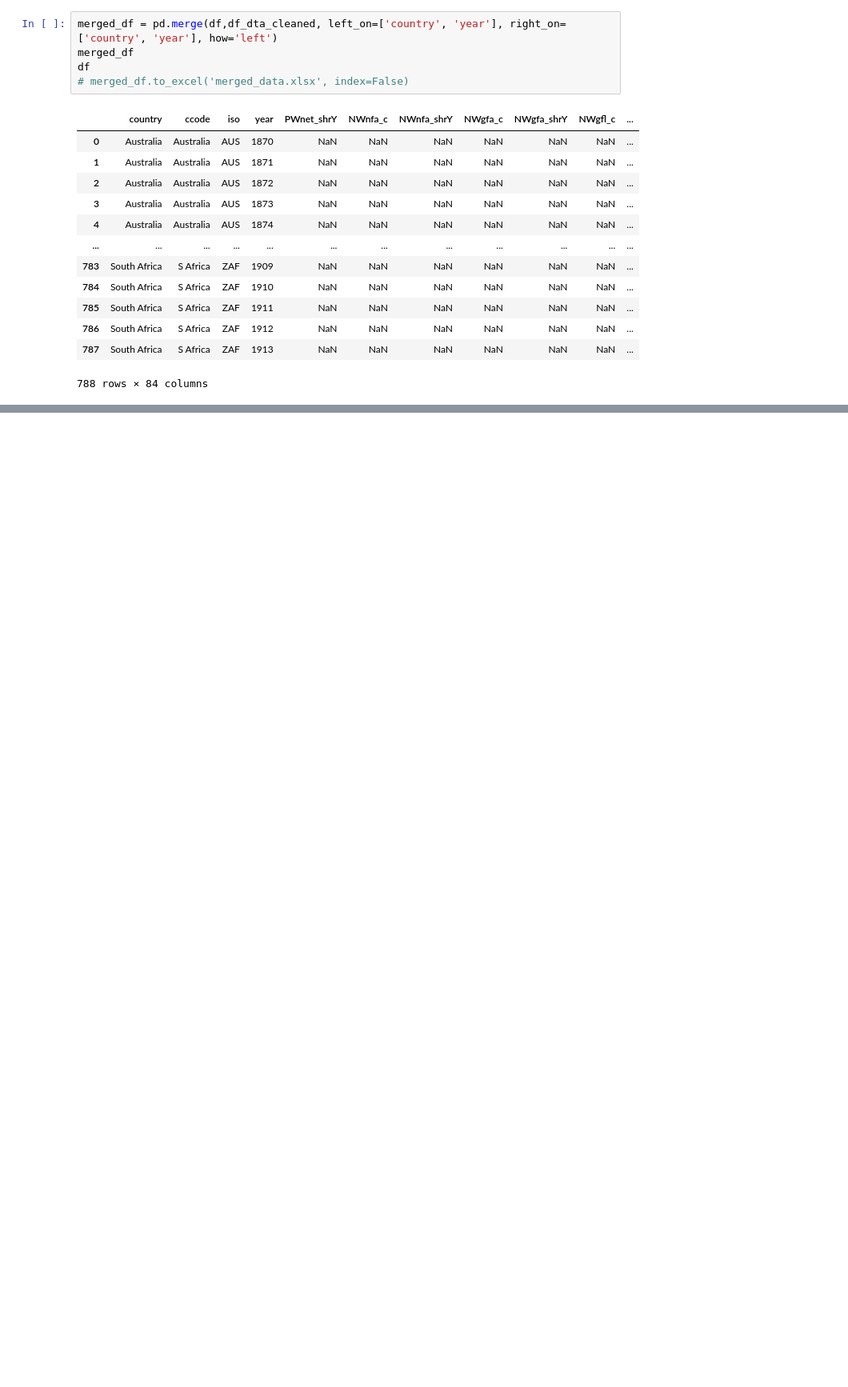
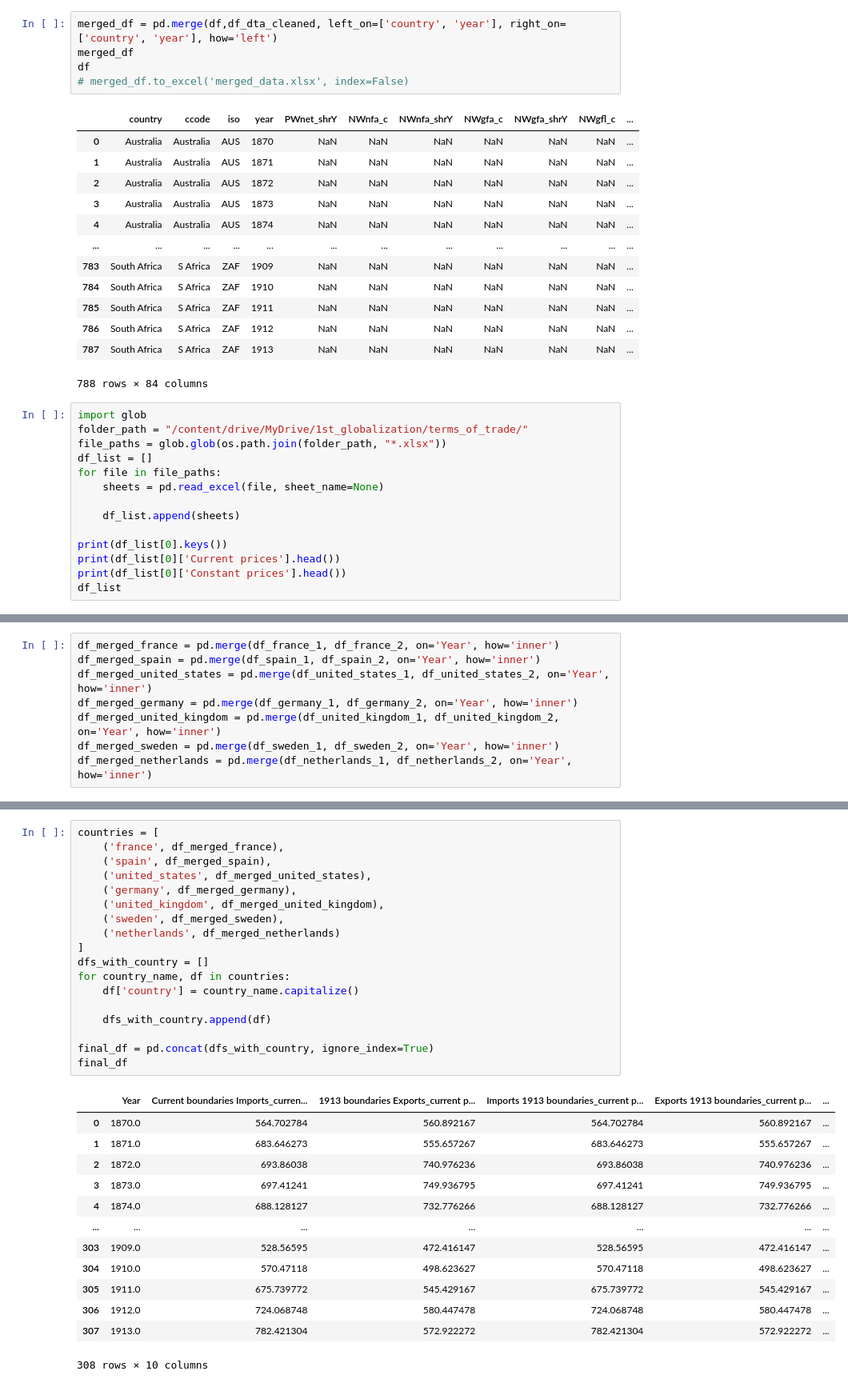
Before and after one commit to kabeerbora/1st_global, a Jupyter notebook: 1st_global.ipynb, the cells around one changed output, grey strips where cells are left out. Shown at 80% size. Saved outputs shown, nothing was run; the diff lists cells and outputs as text; blank space fills up the shorter version.

```diff
--- a/1st_global.ipynb
+++ b/1st_global.ipynb
@@ -338,3 +338,17 @@ df
 | 786 | South Africa | S Africa | ZAF | 1912 | NaN | NaN | NaN | NaN | NaN | NaN | ... |
 | 787 | South Africa | S Africa | ZAF | 1913 | NaN | NaN | NaN | NaN | NaN | NaN | ... |
 788 rows × 84 columns
+# %%
+import glob
+folder_path = "/content/drive/MyDrive/1st_globalization/terms_of_trade/"
+file_paths = glob.glob(os.path.join(folder_path, "*.xlsx"))
+df_list = []
+for file in file_paths:
+    sheets = pd.read_excel(file, sheet_name=None)
+
+    df_list.append(sheets)
+
+print(df_list[0].keys())
+print(df_list[0]['Current prices'].head())
+print(df_list[0]['Constant prices'].head())
+df_list
@@ -340,0 +420,8 @@ df
+# %%
+df_merged_france = pd.merge(df_france_1, df_france_2, on='Year', how='inner')
+df_merged_spain = pd.merge(df_spain_1, df_spain_2, on='Year', how='inner')
+df_merged_united_states = pd.merge(df_united_states_1, df_united_states_2, on='Year', how='inner')
+df_merged_germany = pd.merge(df_germany_1, df_germany_2, on='Year', how='inner')
+df_merged_united_kingdom = pd.merge(df_united_kingdom_1, df_united_kingdom_2, on='Year', how='inner')
+df_merged_sweden = pd.merge(df_sweden_1, df_sweden_2, on='Year', how='inner')
+df_merged_netherlands = pd.merge(df_netherlands_1, df_netherlands_2, on='Year', how='inner')
@@ -340,0 +521,32 @@ df
+# %%
+countries = [
+    ('france', df_merged_france),
+    ('spain', df_merged_spain),
+    ('united_states', df_merged_united_states),
+    ('germany', df_merged_germany),
+    ('united_kingdom', df_merged_united_kingdom),
+    ('sweden', df_merged_sweden),
+    ('netherlands', df_merged_netherlands)
+]
+dfs_with_country = []
+for country_name, df in countries:
+    df['country'] = country_name.capitalize()
+
+    dfs_with_country.append(df)
+
+final_df = pd.concat(dfs_with_country, ignore_index=True)
+final_df
+# %% [output]
+|  | Year | Current boundaries Imports_curren... | 1913 boundaries Exports_current p... | Imports 1913 boundaries_current p... | Exports 1913 boundaries_current p... | ... |
+| 0 | 1870.0 | 564.702784 | 560.892167 | 564.702784 | 560.892167 | ... |
+| 1 | 1871.0 | 683.646273 | 555.657267 | 683.646273 | 555.657267 | ... |
+| 2 | 1872.0 | 693.86038 | 740.976236 | 693.86038 | 740.976236 | ... |
+| 3 | 1873.0 | 697.41241 | 749.936795 | 697.41241 | 749.936795 | ... |
+| 4 | 1874.0 | 688.128127 | 732.776266 | 688.128127 | 732.776266 | ... |
+| ... | ... | ... | ... | ... | ... | ... |
+| 303 | 1909.0 | 528.56595 | 472.416147 | 528.56595 | 472.416147 | ... |
+| 304 | 1910.0 | 570.47118 | 498.623627 | 570.47118 | 498.623627 | ... |
+| 305 | 1911.0 | 675.739772 | 545.429167 | 675.739772 | 545.429167 | ... |
+| 306 | 1912.0 | 724.068748 | 580.447478 | 724.068748 | 580.447478 | ... |
+| 307 | 1913.0 | 782.421304 | 572.922272 | 782.421304 | 572.922272 | ... |
+308 rows × 10 columns
```
Also changed, not shown: parts of 3 cells of this notebook.
